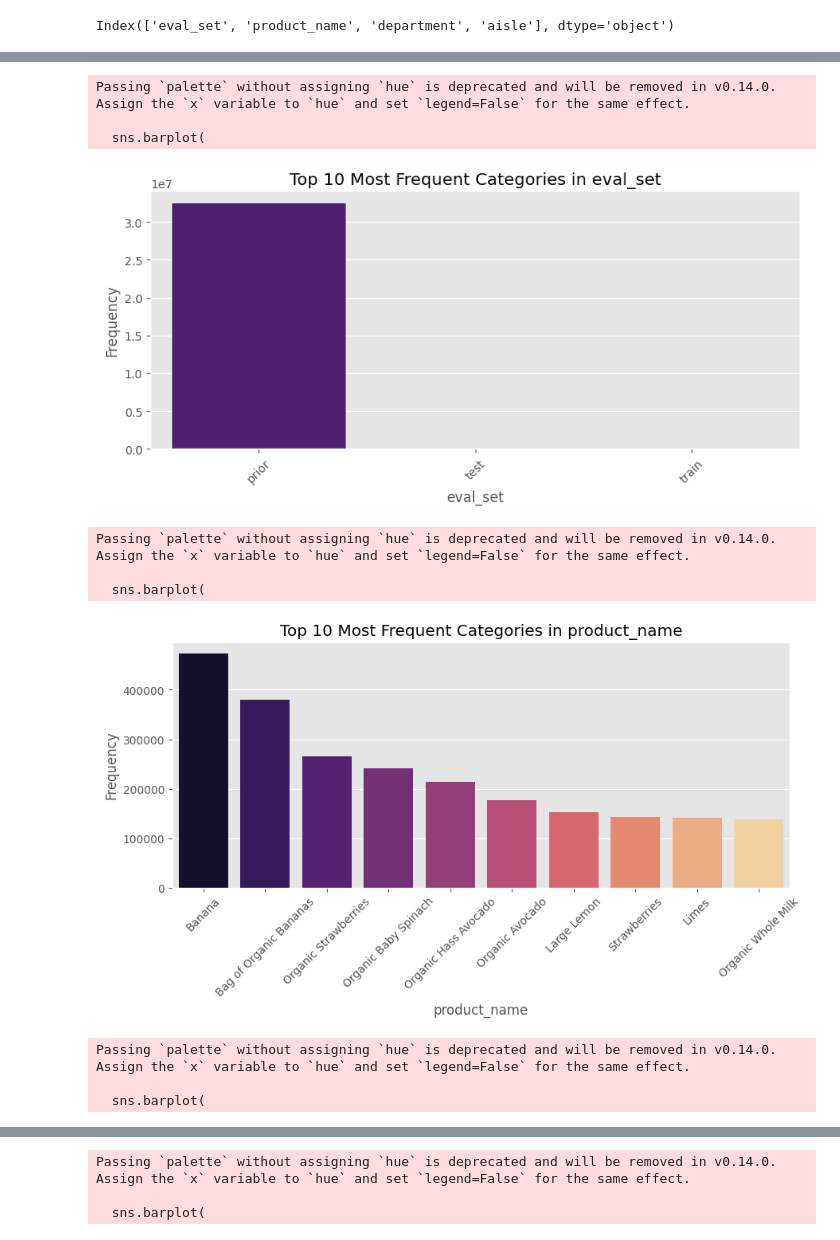
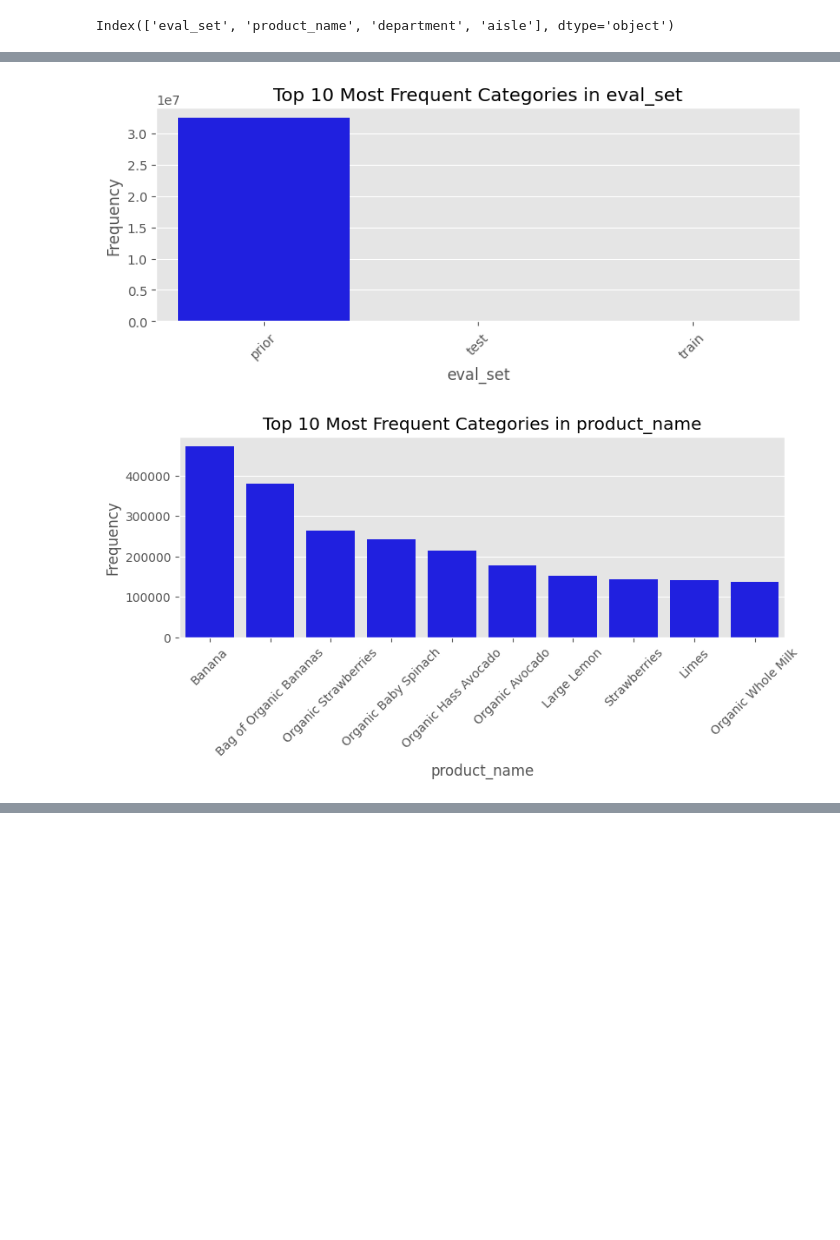
Before and after one commit to mohammed-lafi1035/DS230_final_Project_AE, a Jupyter notebook: Welcome_To_Colab.ipynb, the cells around one changed output, grey strips where cells are left out. Drawn from its saved outputs; the diff is of its cells as text; code cells hidden in the pictures; blank space fills up the shorter version.

```diff
--- a/Welcome_To_Colab.ipynb
+++ b/Welcome_To_Colab.ipynb
@@ -259,30 +262,21 @@ Passing `palette` without assigning `hue` is deprecated and will be removed in v
 # %%
 TOP_K = 10  # عدد القيم الأكثر تكرارًا
 
 for col in categorical_cols:
     top_k = instacart_data[col].value_counts().head(TOP_K)
 
-    plt.figure(figsize=(10, 4))
+    plt.figure(figsize=(9, 3))
     sns.barplot(
         x=top_k.index.astype(str),
         y=top_k.values,
-        palette='magma'
+        color='blue'
     )
 
     plt.title(f'Top {TOP_K} Most Frequent Categories in {col}')
     plt.xlabel(col)
     plt.ylabel('Frequency')
     plt.xticks(rotation=45)
     plt.show()
 # %% [output]
-Passing `palette` without assigning `hue` is deprecated and will be removed in v0.14.0. Assign the `x` variable to `hue` and set `legend=False` for the same effect.
-
-  sns.barplot(
-[figure, old version]
+[figure, new version]
-Passing `palette` without assigning `hue` is deprecated and will be removed in v0.14.0. Assign the `x` variable to `hue` and set `legend=False` for the same effect.
-
-  sns.barplot(
-[figure, old version]
+[figure, new version]
-Passing `palette` without assigning `hue` is deprecated and will be removed in v0.14.0. Assign the `x` variable to `hue` and set `legend=False` for the same effect.
-
-  sns.barplot(
@@ -290,3 +283,0 @@ Passing `palette` without assigning `hue` is deprecated and will be removed in v
-Passing `palette` without assigning `hue` is deprecated and will be removed in v0.14.0. Assign the `x` variable to `hue` and set `legend=False` for the same effect.
-
-  sns.barplot(
```
Also changed, not shown: parts of 11 cells of this notebook.
